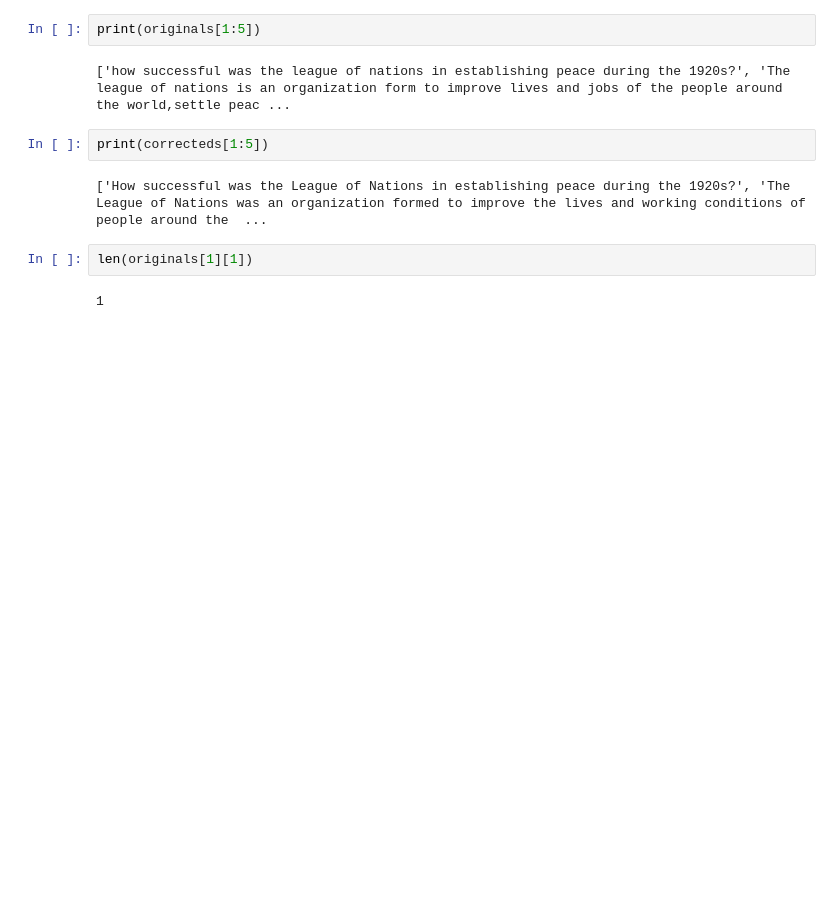
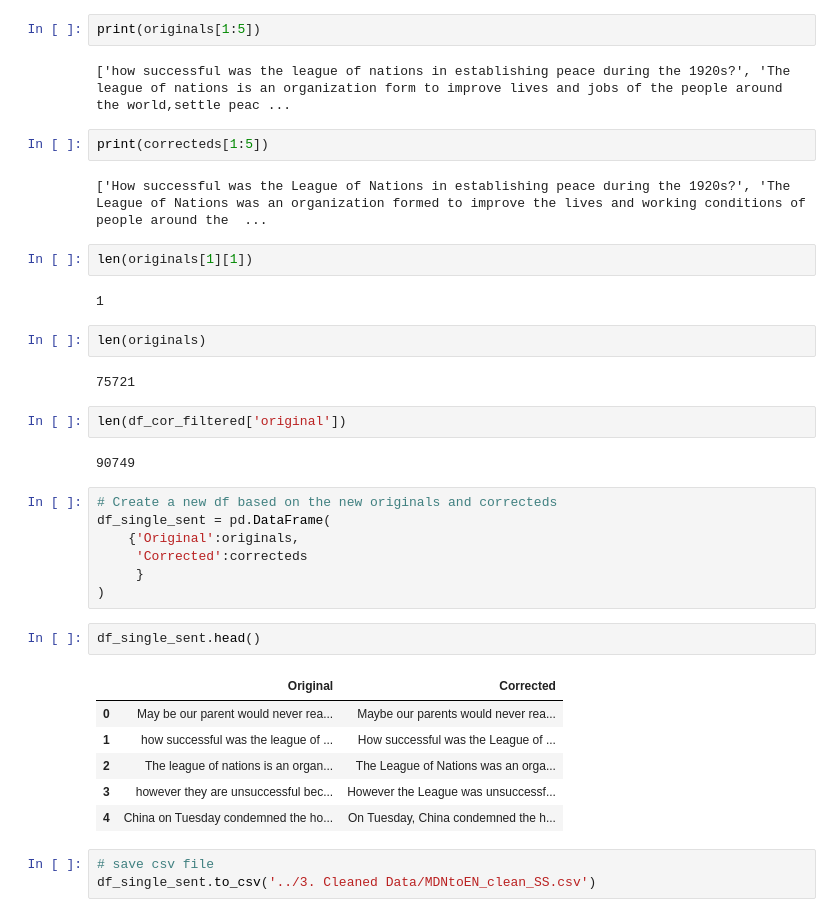
Before and after one commit to danish-sven/anlp-at2-gpt45, a Jupyter notebook: 1. Python Notebooks/data_cleaner_mandarin.ipynb, the cells around one changed output. Cells and saved outputs as stored; diff of their text form; blank space fills up the shorter version.

Commit message:
Update data_cleaner_mandarin.ipynb
A new dataframe is created and output into a new CSV called MDNtoEN_clean_SS.csv

```diff
--- a/1. Python Notebooks/data_cleaner_mandarin.ipynb
+++ b/1. Python Notebooks/data_cleaner_mandarin.ipynb
@@ -206,3 +203,30 @@ print(correcteds[1:5])
 len(originals[1][1])
 # %% [output]
 1
+# %%
+len(originals)
+# %% [output]
+75721
+# %%
+len(df_cor_filtered['original'])
+# %% [output]
+90749
+# %%
+# Create a new df based on the new originals and correcteds
+df_single_sent = pd.DataFrame(
+    {'Original':originals,
+     'Corrected':correcteds
+     }
+)
+# %%
+df_single_sent.head()
+# %% [output]
+|  | Original | Corrected |
+| 0 | May be our parent would never rea... | Maybe our parents would never rea... |
+| 1 | how successful was the league of ... | How successful was the League of ... |
+| 2 | The league of nations is an organ... | The League of Nations was an orga... |
+| 3 | however they are unsuccessful bec... | However the League was unsuccessf... |
+| 4 | China on Tuesday condemned the ho... | On Tuesday, China condemned the h... |
+# %%
+# save csv file
+df_single_sent.to_csv('../3. Cleaned Data/MDNtoEN_clean_SS.csv')
```
Also changed, not shown: parts of 1 cell of this notebook.
